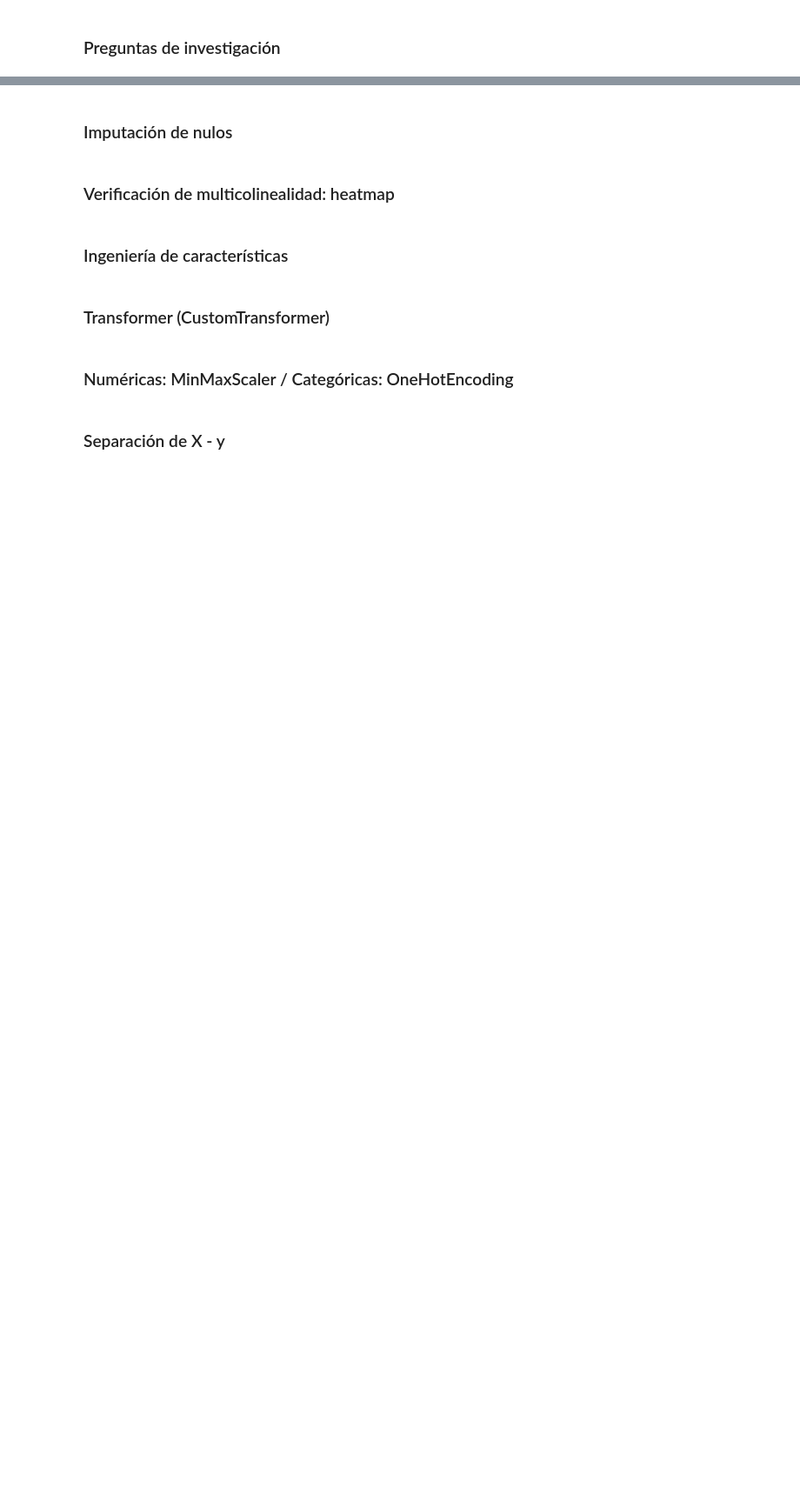
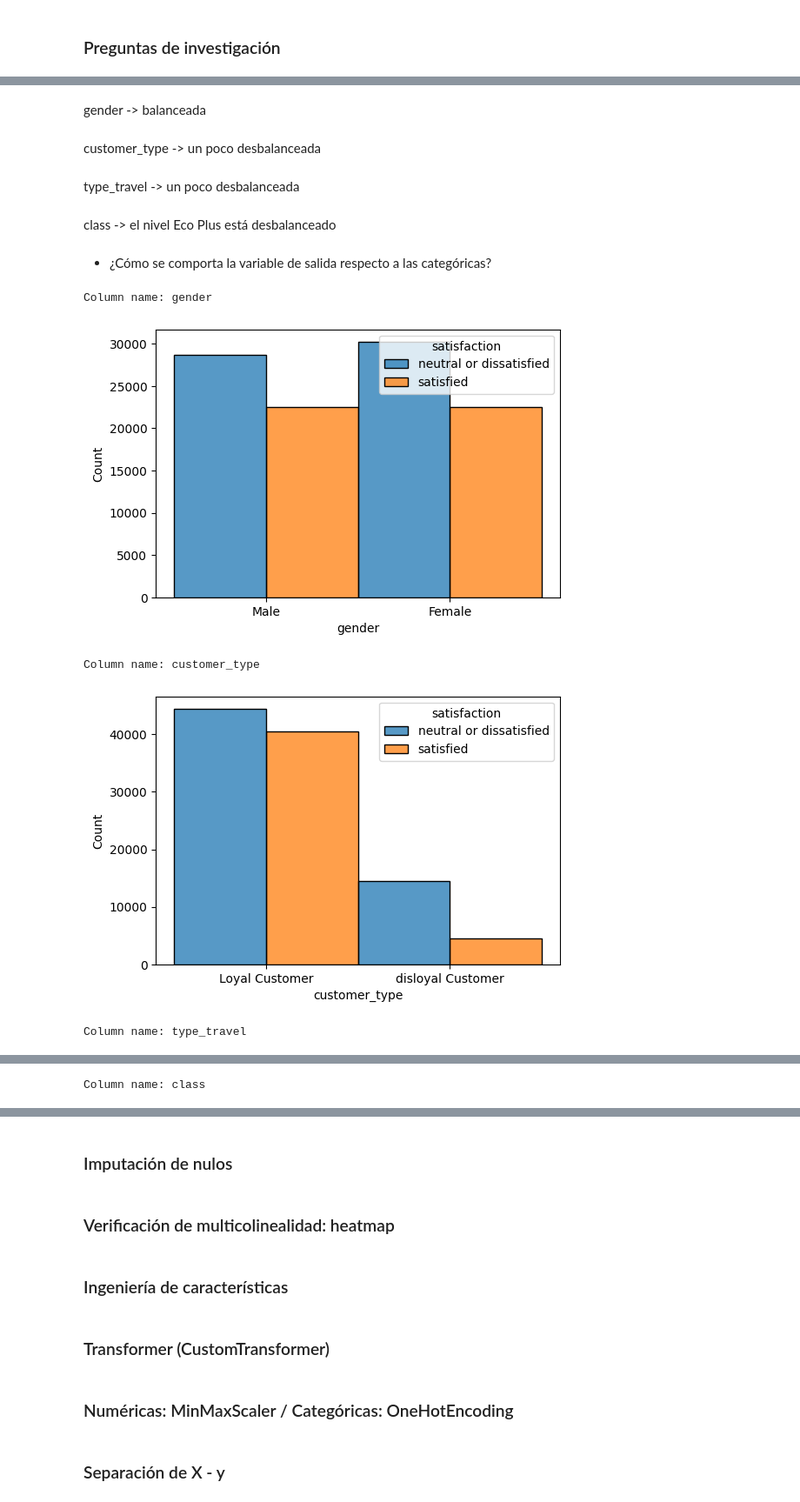
Before and after one commit to AI-School-F5-P2/proyecto_airlines_equipo_2, a Jupyter notebook: airlines.ipynb, the cells around one changed output, grey strips where cells are left out. Shown: that part at 87% size. Saved outputs shown, nothing was run; the diff lists cells and outputs as text; code cells hidden in the pictures; blank space fills up the shorter version.

```diff
--- a/airlines.ipynb
+++ b/airlines.ipynb
@@ -122,0 +132,7 @@ Hay muy pocos nulos en el dataset. Solamente en la columna arrival_delay. Al ser
+# %%
+cat = ['gender', 'customer_type', 'type_travel', 'class']
+
+for col in cat:
+    print(f"Column name: {col}")
+    print(df[col].value_counts())
+    print()
@@ -122,0 +160,24 @@ Hay muy pocos nulos en el dataset. Solamente en la columna arrival_delay. Al ser
+# %% [markdown]
+gender -> balanceada
+# %% [markdown]
+customer_type -> un poco desbalanceada
+# %% [markdown]
+type_travel -> un poco desbalanceada
+# %% [markdown]
+class -> el nivel Eco Plus está desbalanceado
+# %% [markdown]
+- ¿Cómo se comporta la variable de salida respecto a las categóricas?
+# %%
+for col in cat:
+    print(f"Column name: {col}")
+    plt.figure(figsize = (6, 4))
+    plt.subplot(111)
+    sns.histplot(data = df, x = df[col], hue = 'satisfaction', multiple = 'dodge', binwidth = 0.5)
+    plt.show()
+    print()
+# %% [output]
+Column name: gender
+[figure, added]
+Column name: customer_type
+[figure, added]
+Column name: type_travel
@@ -122,0 +185 @@ Hay muy pocos nulos en el dataset. Solamente en la columna arrival_delay. Al ser
+Column name: class
```
Also changed, not shown: parts of 36 cells of this notebook.
